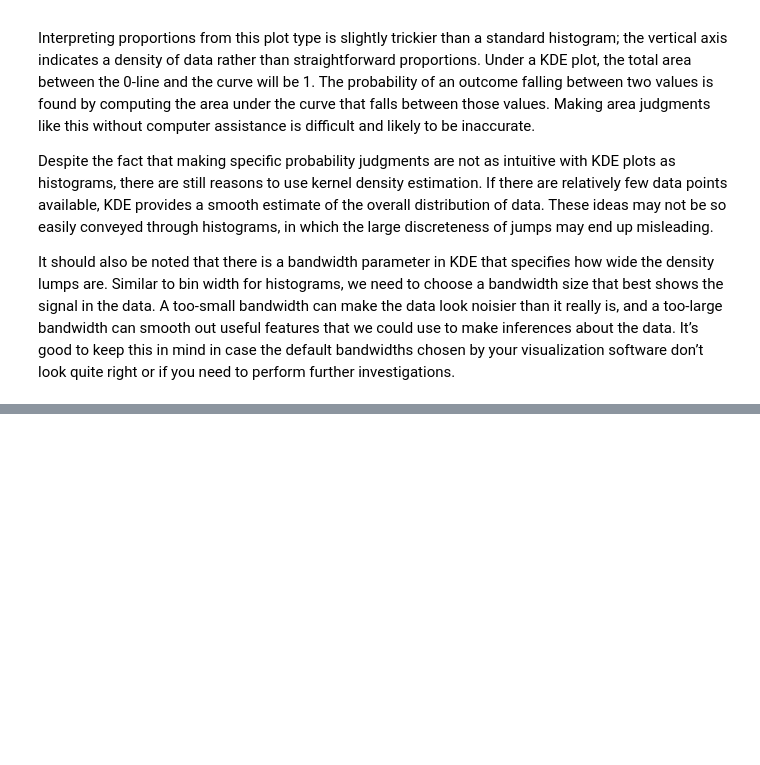
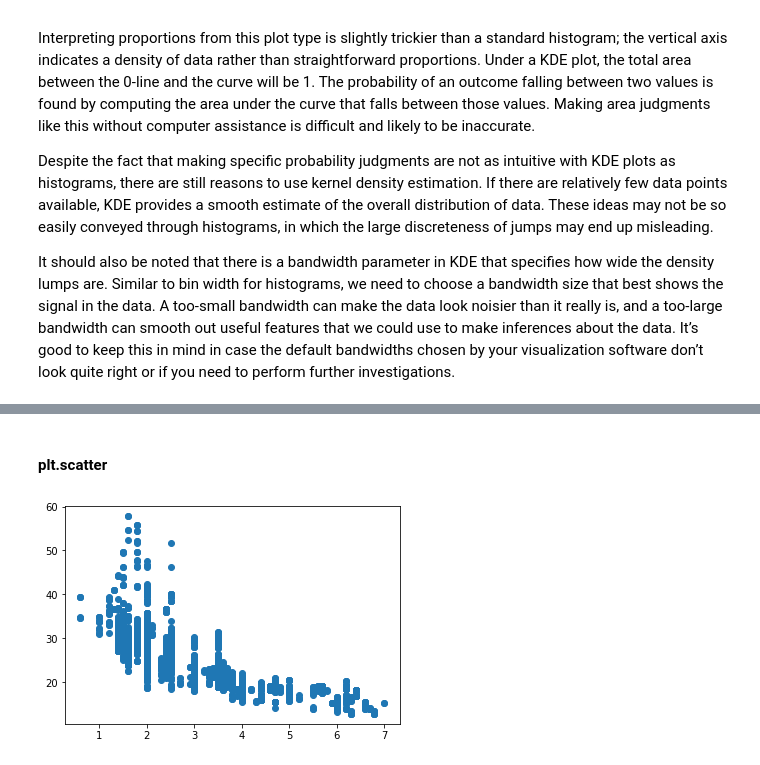
Before and after one commit to bbrcnx/udacity_ai_foundation, a Jupyter notebook: Matplotlib and Seaborn.ipynb, the cells around one changed output, grey strips where cells are left out. Cells and saved outputs as stored; diff of their text form; code cells hidden in the pictures; blank space fills up the shorter version.

```diff
--- a/Matplotlib and Seaborn.ipynb
+++ b/Matplotlib and Seaborn.ipynb
@@ -381,0 +402,4 @@ It should also be noted that there is a bandwidth parameter in KDE that specifie
+# %%
+fuel_econ = pd.read_csv('fuel_econ.csv')
+print(fuel_econ.shape)
+fuel_econ.head()
@@ -381,0 +414,9 @@ It should also be noted that there is a bandwidth parameter in KDE that specifie
+# %% [markdown]
+#### plt.scatter
+# %%
+# One way to create scatter plot
+plt.scatter(data = fuel_econ, x = 'displ', y = 'comb');
+#plt.xlable('Displacement:(1)');
+#plt.ylable('Combined Fuel Eff. (mpg)');
+# %% [output]
+[figure, added]
```
Also changed, not shown: parts of 7 cells of this notebook.
